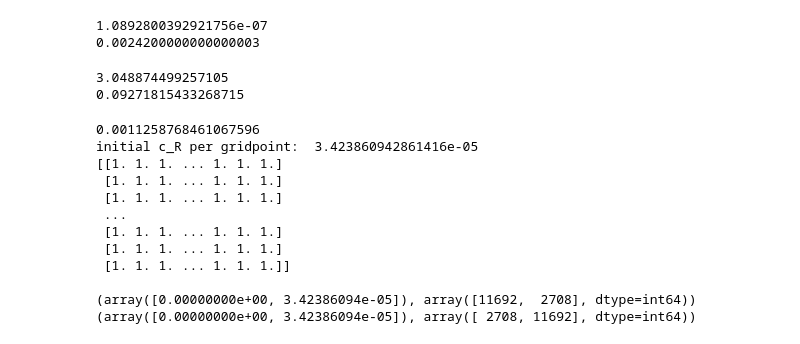
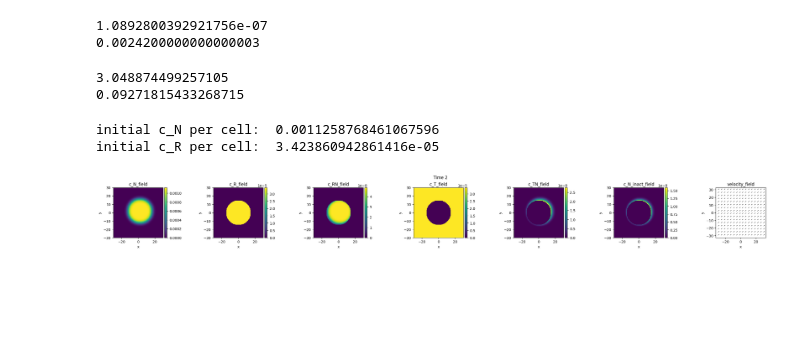
Before and after one commit to robinfissum/Group6MathematicalModelling, a Jupyter notebook: flow.ipynb, the cells around one changed output. Cells and saved outputs as stored; diff of their text form; code cells hidden in the pictures; blank space fills up the shorter version.

Commit message:
videos, transporters, flow, multiple synapses, etc.

```diff
--- a/flow.ipynb
+++ b/flow.ipynb
@@ -39,14 +39,14 @@ react_radius = 14.7
 field_c_N = pde.ScalarField.from_expression(grid, f"x**2 + y**2 <= {release_radius}**2", label="c_N_field")
 points_in_release_circle = np.unique(field_c_N.data, return_counts=True)[1][1]
 init_c_N_per_grid = init_c_N_total/points_in_release_circle
-print(init_c_N_per_grid)
+print("initial c_N per cell: ", init_c_N_per_grid)
 field_c_N.data = field_c_N.data * init_c_N_per_grid
 
 # c_R:
 field_c_R = pde.ScalarField.from_expression(grid, f"x**2 + y**2 <= {react_radius}**2", label="c_R_field")
 points_in_react_circle = np.unique(field_c_R.data, return_counts=True)[1][1]
 init_c_R_per_grid = init_c_R_total/points_in_react_circle
-print("initial c_R per gridpoint: ", init_c_R_per_grid)
+print("initial c_R per cell: ", init_c_R_per_grid)
 field_c_R.data = field_c_R.data * init_c_R_per_grid
 
 # c_RN:
@@ -54,7 +54,6 @@ field_c_RN = pde.ScalarField(grid, label="c_RN_field")
 
 # c_T:
 field_c_T = pde.ScalarField.from_expression(grid, f"x**2 + y**2 > {max(release_radius, react_radius)}**2", label="c_T_field")
-print(field_c_T.data)
 transporter_consentration = init_c_R_per_grid
 field_c_T.data = field_c_T.data * transporter_consentration
 
@@ -65,6 +64,9 @@ field_c_TN = pde.ScalarField(grid, label="c_TN_field")
 field_c_N_inact = pde.ScalarField(grid, label="c_N_inact_field")
 
 
+# velocity field:
+vel_field = pde.VectorField(grid=grid, label='velocity_field', data=1)
+
 print("")
 # print(np.unique(field_c_N.data, return_counts=True))
 # print(np.unique(field_c_R.data, return_counts=True))
@@ -72,10 +74,11 @@ print("")
 # print(np.unique(field_c_T.data, return_counts=True))
 # print(np.unique(field_c_TN.data, return_counts=True))
 # print(np.unique(field_c_N_inact.data, return_counts=True))
-
+# print("velocity field: ", vel_field.data)
+# print(np.shape(vel_field.data))
 
 # We collect all the fields
-state = FieldCollection([field_c_N, field_c_R, field_c_RN, field_c_T, field_c_TN, field_c_N_inact])
+state = FieldCollection([field_c_N, field_c_R, field_c_RN, field_c_T, field_c_TN, field_c_N_inact, vel_field])
 
 # We define all the dimensionless constants
 epsilon_1 = 1 #3.6309e-5
@@ -83,18 +86,9 @@ eta_1 = 0.5 #0.80666
 epsilon_2 = 1
 eta_2 = 0.5
 eta_3 = 0.5
+gamma = 1
 # %% [output]
-0.0011258768461067596
-initial c_R per gridpoint:  3.423860942861416e-05
-[[1. 1. 1. ... 1. 1. 1.]
- [1. 1. 1. ... 1. 1. 1.]
- [1. 1. 1. ... 1. 1. 1.]
- ...
- [1. 1. 1. ... 1. 1. 1.]
- [1. 1. 1. ... 1. 1. 1.]
- [1. 1. 1. ... 1. 1. 1.]]
-
-(array([0.00000000e+00, 3.42386094e-05]), array([11692,  2708], dtype=int64))
-(array([0.00000000e+00, 3.42386094e-05]), array([ 2708, 11692], dtype=int64))
+initial c_N per cell:  0.0011258768461067596
+initial c_R per cell:  3.423860942861416e-05
 # %%
 eq = pde.PDE({
@@ -112,2 +107,4 @@ result = eq.solve(state, t_range=3, dt=1e-6, tracker=["progress", storage.tracke
 # %%
-pde.movie(storage, filename="./Animations/transportation_1.mp4")
+pde.movie(storage, filename="./Animations/flow_1.mp4")
+# %% [output]
+[figure, added]
```
Also changed, not shown: parts of 2 cells of this notebook, 10 other files.
